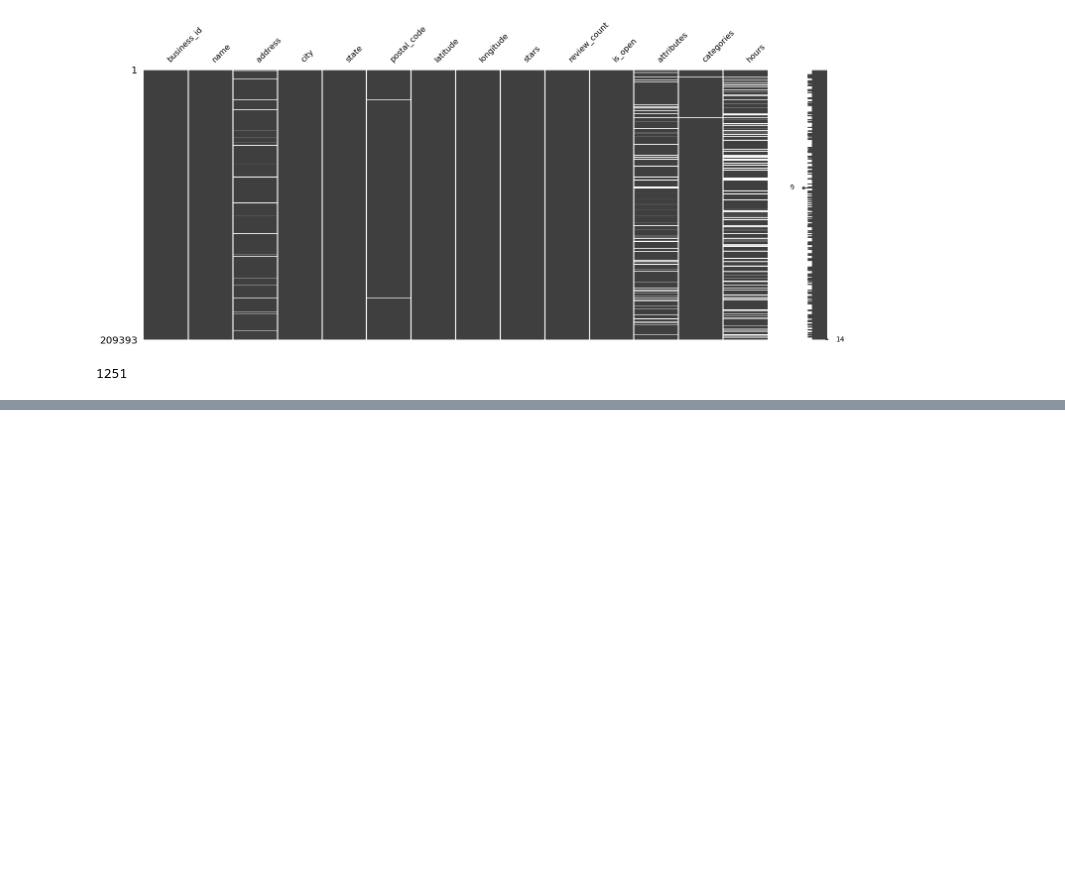
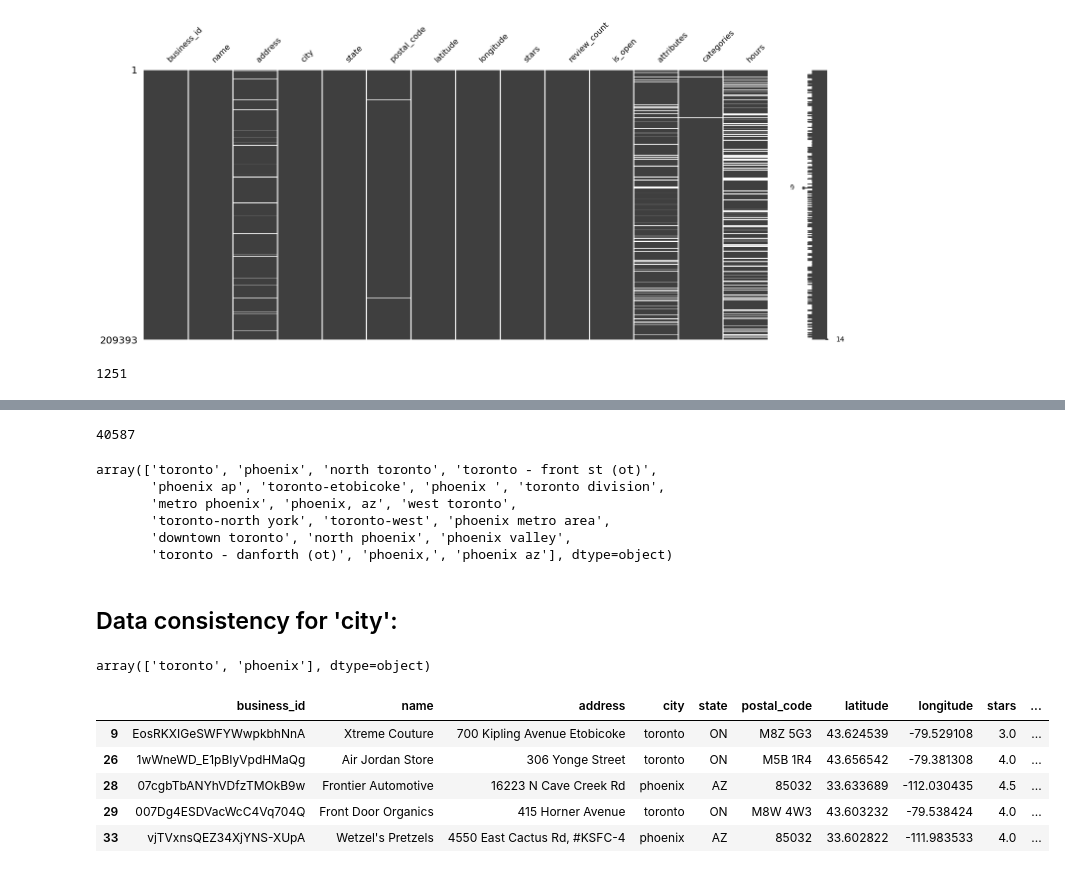
Before and after one commit to akhilesh-somani/Restaurant_Recommendation_System, a Jupyter notebook: Akhilesh.ipynb, the cells around one changed output, grey strips where cells are left out. Drawn from its saved outputs; the diff is of its cells as text; code cells hidden in the pictures; blank space fills up the shorter version.

Commit message:
location cleaning and data extracting

```diff
--- a/Akhilesh.ipynb
+++ b/Akhilesh.ipynb
@@ -154,0 +164,2 @@ Name: business_id, Length: 1250, dtype: int64
+# %%
+business_df.city = business_df.city.str.lower()
@@ -154,0 +183,16 @@ Name: business_id, Length: 1250, dtype: int64
+# %%
+yelp_business_df = business_df[business_df.city.str.contains('toronto|phoenix')].copy()
+len(yelp_business_df)
+# %% [output]
+40587
+# %%
+yelp_business_df.city.unique()
+# %% [output]
+array(['toronto', 'phoenix', 'north toronto', 'toronto - front st (ot)',
+       'phoenix ap', 'toronto-etobicoke', 'phoenix ', 'toronto division',
+       'metro phoenix', 'phoenix, az', 'west toronto',
+       'toronto-north york', 'toronto-west', 'phoenix metro area',
+       'downtown toronto', 'north phoenix', 'phoenix valley',
+       'toronto - danforth (ot)', 'phoenix,', 'phoenix az'], dtype=object)
+# %% [markdown]
+## Data consistency for 'city':
@@ -154,0 +203,13 @@ Name: business_id, Length: 1250, dtype: int64
+# %%
+yelp_business_df.city.unique()
+# %% [output]
+array(['toronto', 'phoenix'], dtype=object)
+# %%
+yelp_business_df.head(5)
+# %% [output]
+|  | business_id | name | address | city | state | postal_code | latitude | longitude | stars | ... |
+| 9 | EosRKXIGeSWFYWwpkbhNnA | Xtreme Couture | 700 Kipling Avenue Etobicoke | toronto | ON | M8Z 5G3 | 43.624539 | -79.529108 | 3.0 | ... |
+| 26 | 1wWneWD_E1pBIyVpdHMaQg | Air Jordan Store | 306 Yonge Street | toronto | ON | M5B 1R4 | 43.656542 | -79.381308 | 4.0 | ... |
+| 28 | 07cgbTbANYhVDfzTMOkB9w | Frontier Automotive | 16223 N Cave Creek Rd | phoenix | AZ | 85032 | 33.633689 | -112.030435 | 4.5 | ... |
+| 29 | 007Dg4ESDVacWcC4Vq704Q | Front Door Organics | 415 Horner Avenue | toronto | ON | M8W 4W3 | 43.603232 | -79.538424 | 4.0 | ... |
+| 33 | vjTVxnsQEZ34XjYNS-XUpA | Wetzel's Pretzels | 4550 East Cactus Rd, #KSFC-4 | phoenix | AZ | 85032 | 33.602822 | -111.983533 | 4.0 | ... |
```
Also changed, not shown: parts of 22 cells of this notebook.
